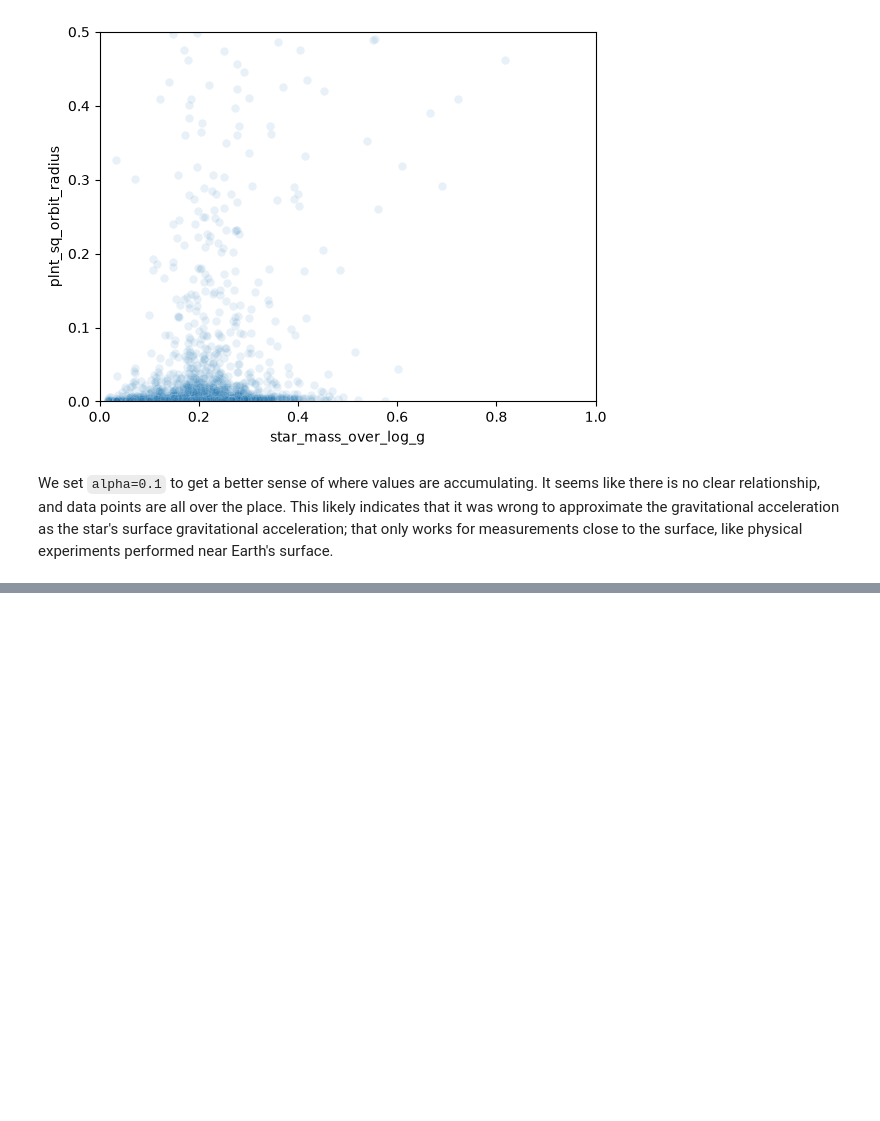
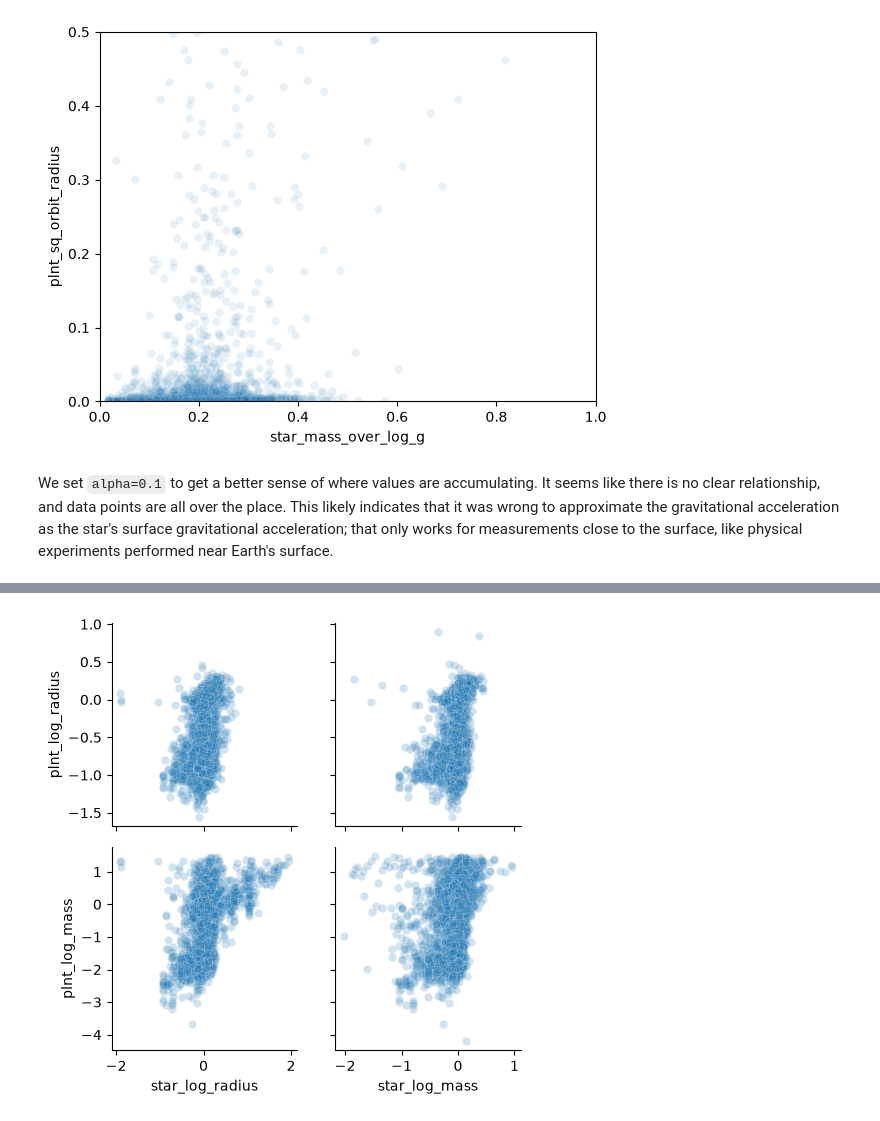
Before and after one commit to sasha-radosav/csc-460-hw-4, a Jupyter notebook: main.ipynb, the cells around one changed output, grey strips where cells are left out. Drawn from its saved outputs; the diff is of its cells as text; code cells hidden in the pictures; blank space fills up the shorter version.

```diff
--- a/main.ipynb
+++ b/main.ipynb
@@ -1046,0 +1061,10 @@ We set `alpha=0.1` to get a better sense of where values are accumulating. It se
+# %%
+# We did this for the stars DataFrame, but not ps.
+ps["star_log_radius"] = np.log10(ps["star_radius"])
+ps["star_log_mass"] = np.log10(ps["star_mass"])
+# %%
+g = sns.PairGrid(data=ps, x_vars=["star_log_radius", "star_log_mass"], y_vars=["plnt_log_radius", "plnt_log_mass"])
+g.map(sns.scatterplot, alpha=0.2)
+plt.show()
+# %% [output]
+[figure, added]
```
Also changed, not shown: parts of 13 cells of this notebook.
